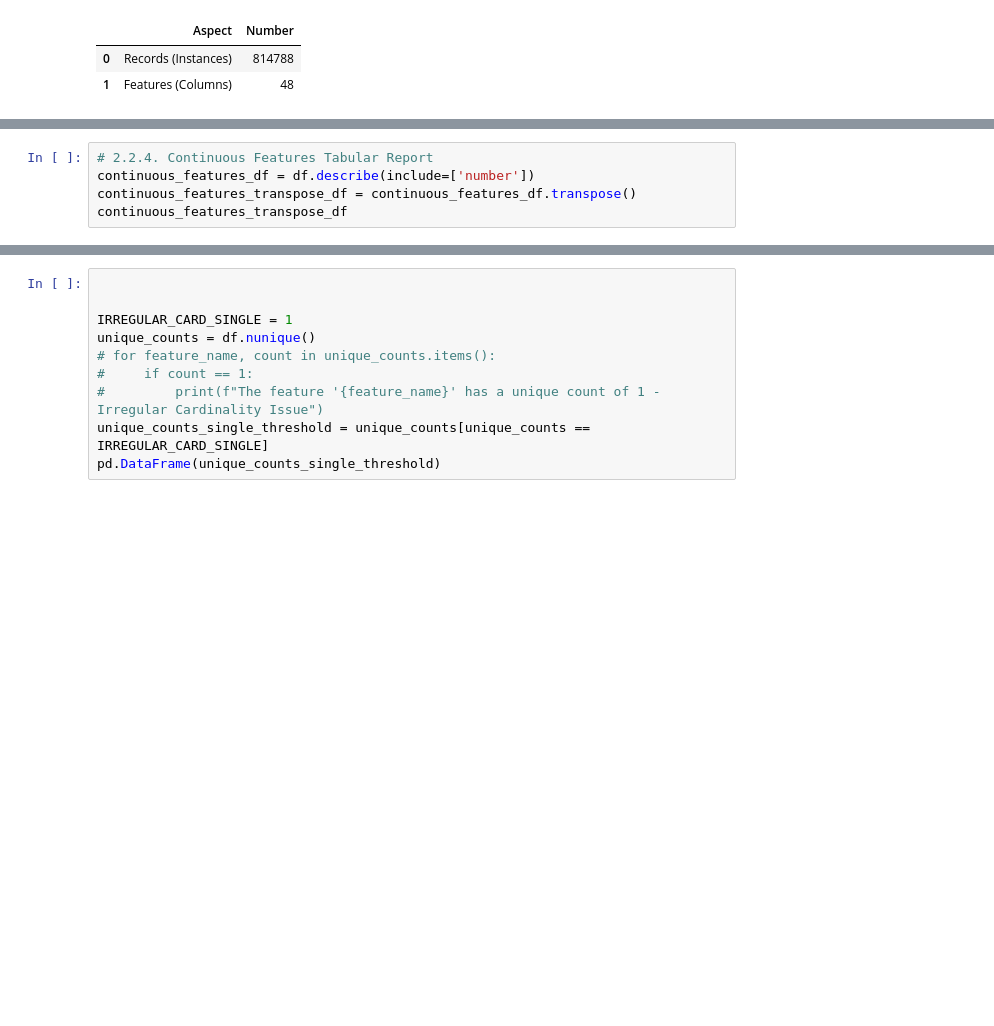
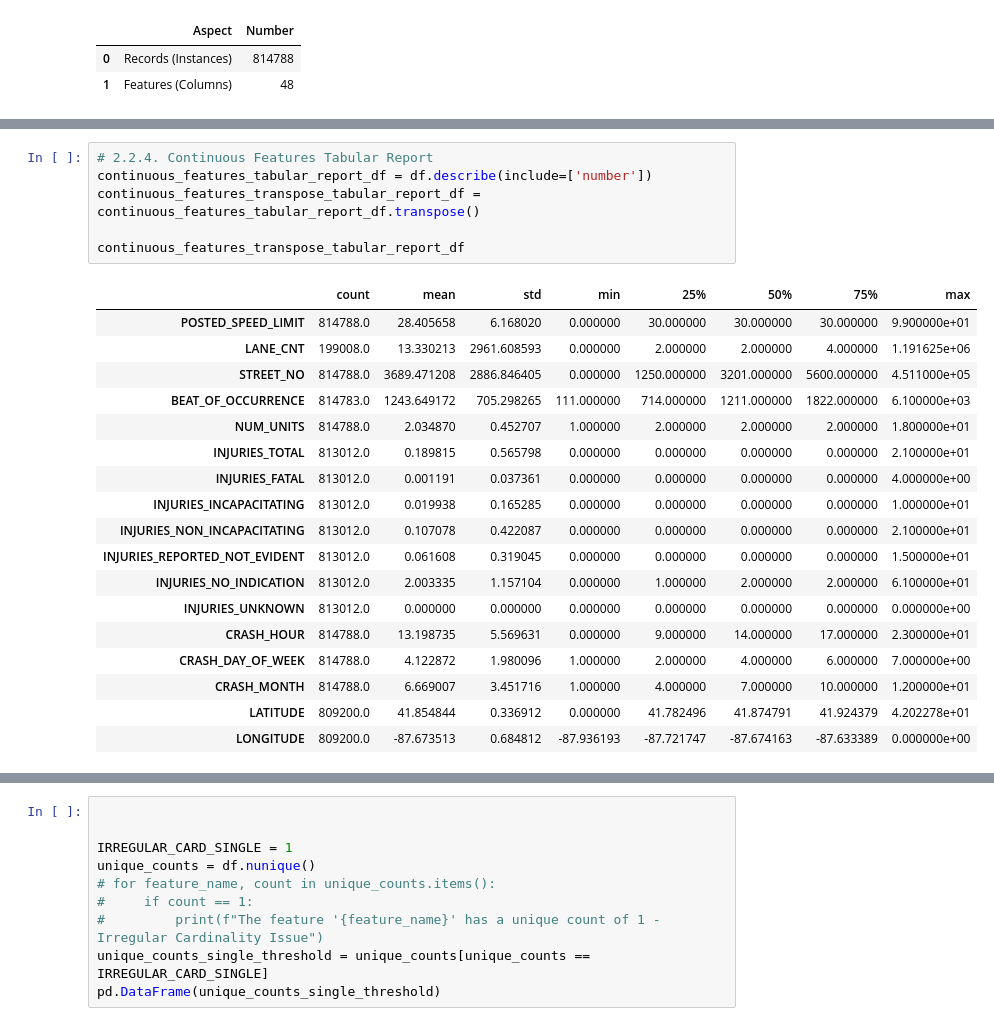
Before and after one commit to mm-khiet/project_dal, a Jupyter notebook: injury_prediction.ipynb, the cells around one changed output, grey strips where cells are left out. Cells and saved outputs as stored; diff of their text form; blank space fills up the shorter version.

```diff
--- a/injury_prediction.ipynb
+++ b/injury_prediction.ipynb
@@ -72,7 +117,27 @@ df.info()
 # %%
 # 2.2.4. Continuous Features Tabular Report
-continuous_features_df = df.describe(include=['number'])
-continuous_features_transpose_df = continuous_features_df.transpose()
-continuous_features_transpose_df
+continuous_features_tabular_report_df = df.describe(include=['number'])
+continuous_features_transpose_tabular_report_df = continuous_features_tabular_report_df.transpose()
+
+continuous_features_transpose_tabular_report_df
+# %% [output]
+|  | count | mean | std | min | 25% | 50% | 75% | max |
+| POSTED_SPEED_LIMIT | 814788.0 | 28.405658 | 6.168020 | 0.000000 | 30.000000 | 30.000000 | 30.000000 | 9.900000e+01 |
+| LANE_CNT | 199008.0 | 13.330213 | 2961.608593 | 0.000000 | 2.000000 | 2.000000 | 4.000000 | 1.191625e+06 |
+| STREET_NO | 814788.0 | 3689.471208 | 2886.846405 | 0.000000 | 1250.000000 | 3201.000000 | 5600.000000 | 4.511000e+05 |
+| BEAT_OF_OCCURRENCE | 814783.0 | 1243.649172 | 705.298265 | 111.000000 | 714.000000 | 1211.000000 | 1822.000000 | 6.100000e+03 |
+| NUM_UNITS | 814788.0 | 2.034870 | 0.452707 | 1.000000 | 2.000000 | 2.000000 | 2.000000 | 1.800000e+01 |
+| INJURIES_TOTAL | 813012.0 | 0.189815 | 0.565798 | 0.000000 | 0.000000 | 0.000000 | 0.000000 | 2.100000e+01 |
+| INJURIES_FATAL | 813012.0 | 0.001191 | 0.037361 | 0.000000 | 0.000000 | 0.000000 | 0.000000 | 4.000000e+00 |
+| INJURIES_INCAPACITATING | 813012.0 | 0.019938 | 0.165285 | 0.000000 | 0.000000 | 0.000000 | 0.000000 | 1.000000e+01 |
+| INJURIES_NON_INCAPACITATING | 813012.0 | 0.107078 | 0.422087 | 0.000000 | 0.000000 | 0.000000 | 0.000000 | 2.100000e+01 |
+| INJURIES_REPORTED_NOT_EVIDENT | 813012.0 | 0.061608 | 0.319045 | 0.000000 | 0.000000 | 0.000000 | 0.000000 | 1.500000e+01 |
+| INJURIES_NO_INDICATION | 813012.0 | 2.003335 | 1.157104 | 0.000000 | 1.000000 | 2.000000 | 2.000000 | 6.100000e+01 |
+| INJURIES_UNKNOWN | 813012.0 | 0.000000 | 0.000000 | 0.000000 | 0.000000 | 0.000000 | 0.000000 | 0.000000e+00 |
+| CRASH_HOUR | 814788.0 | 13.198735 | 5.569631 | 0.000000 | 9.000000 | 14.000000 | 17.000000 | 2.300000e+01 |
+| CRASH_DAY_OF_WEEK | 814788.0 | 4.122872 | 1.980096 | 1.000000 | 2.000000 | 4.000000 | 6.000000 | 7.000000e+00 |
+| CRASH_MONTH | 814788.0 | 6.669007 | 3.451716 | 1.000000 | 4.000000 | 7.000000 | 10.000000 | 1.200000e+01 |
+| LATITUDE | 809200.0 | 41.854844 | 0.336912 | 0.000000 | 41.782496 | 41.874791 | 41.924379 | 4.202278e+01 |
+| LONGITUDE | 809200.0 | -87.673513 | 0.684812 | -87.936193 | -87.721747 | -87.674163 | -87.633389 | 0.000000e+00 |
 # %%
 # 2.2.5. Categorical Features Tabular Report
```
Also changed, not shown: parts of 38 cells of this notebook, 1 other file.
